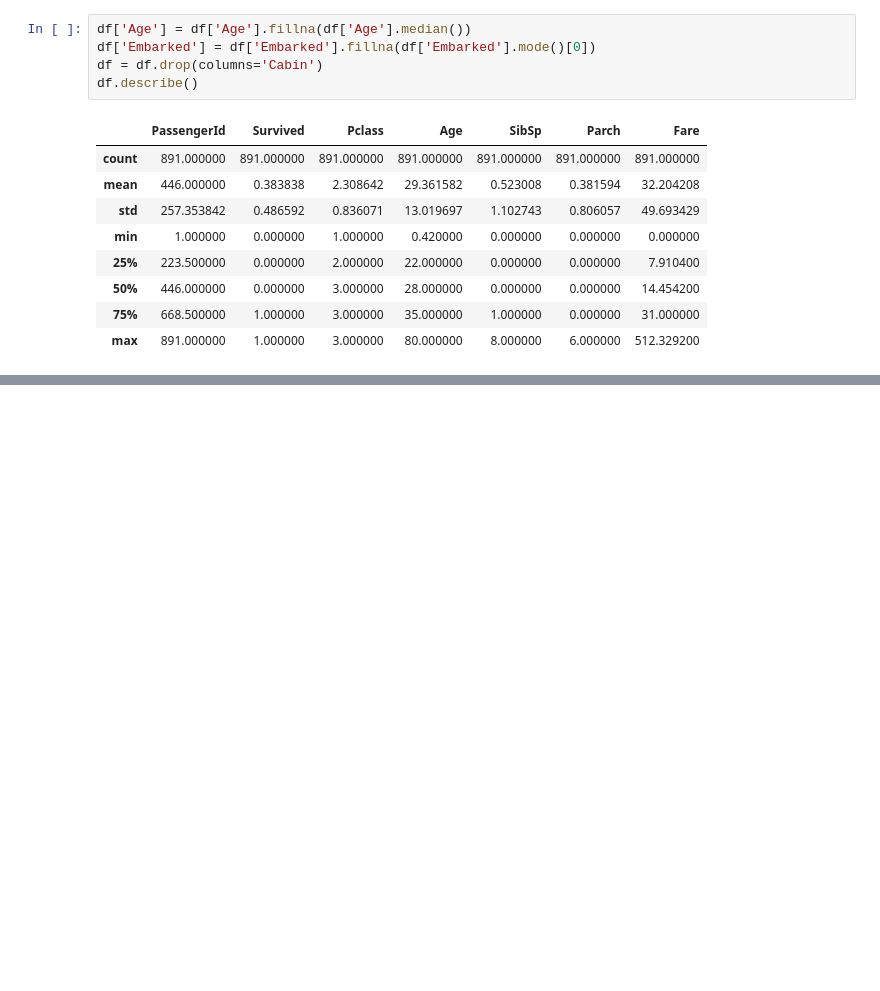
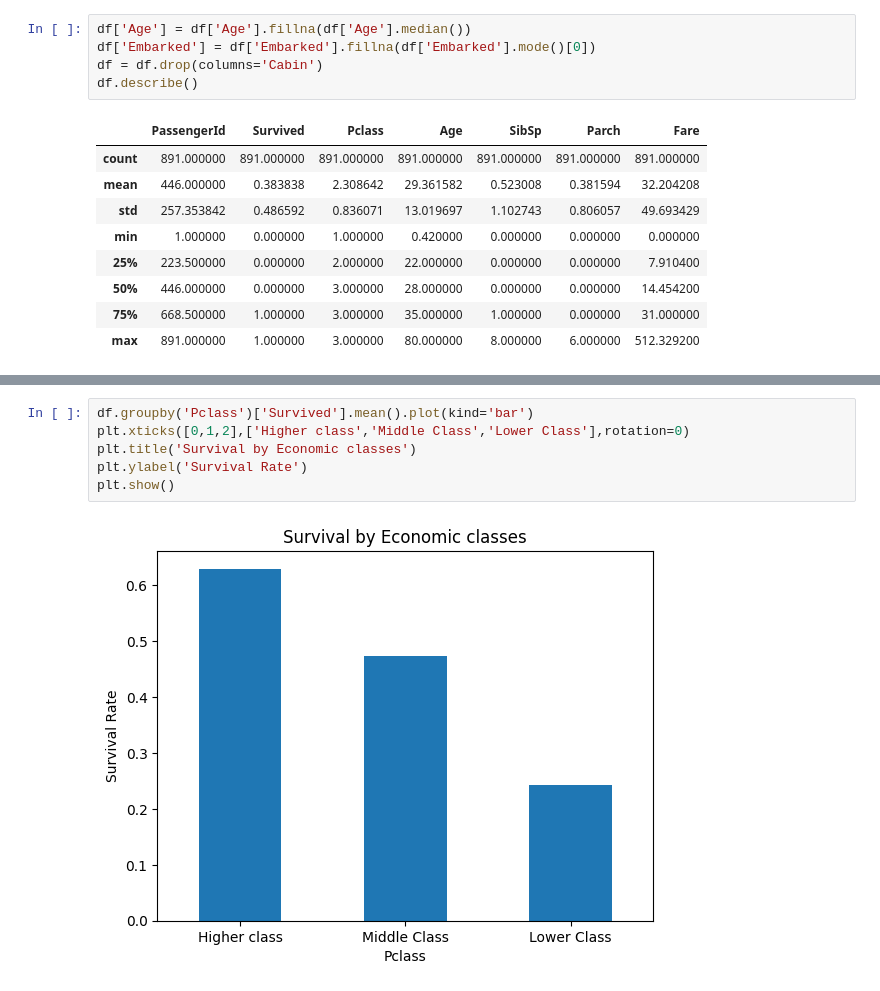
Before and after one commit to aman2909-creator/titanic-eda, a Jupyter notebook: titanic-eda.ipynb, the cells around one changed output, grey strips where cells are left out. Drawn from its saved outputs; the diff is of its cells as text; blank space fills up the shorter version.

```diff
--- a/titanic-eda.ipynb
+++ b/titanic-eda.ipynb
@@ -115,0 +132,8 @@ df.describe()
+# %%
+df.groupby('Pclass')['Survived'].mean().plot(kind='bar')
+plt.xticks([0,1,2],['Higher class','Middle Class','Lower Class'],rotation=0)
+plt.title('Survival by Economic classes')
+plt.ylabel('Survival Rate')
+plt.show()
+# %% [output]
+[figure, added]
```
Also changed, not shown: parts of 5 cells of this notebook.
